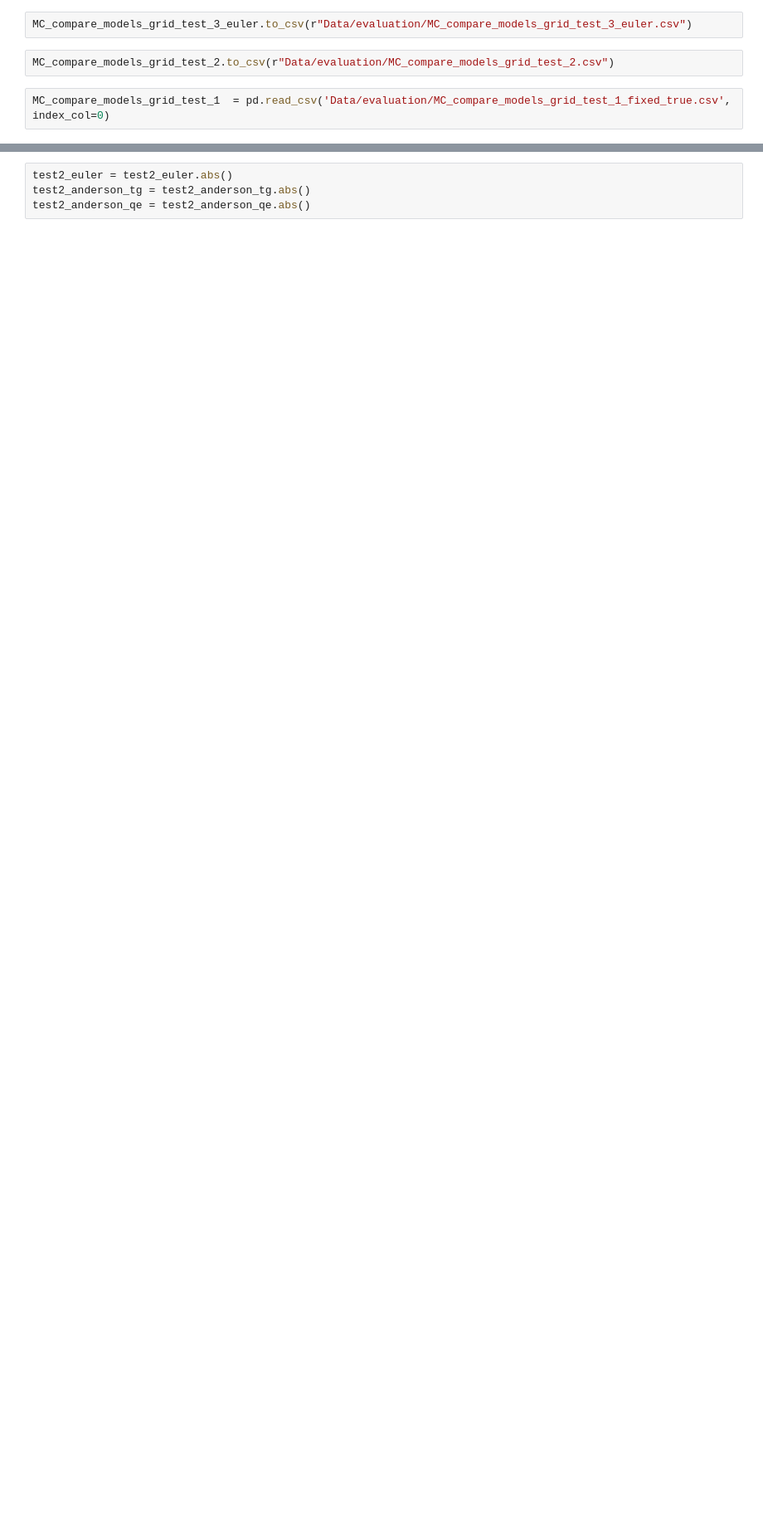
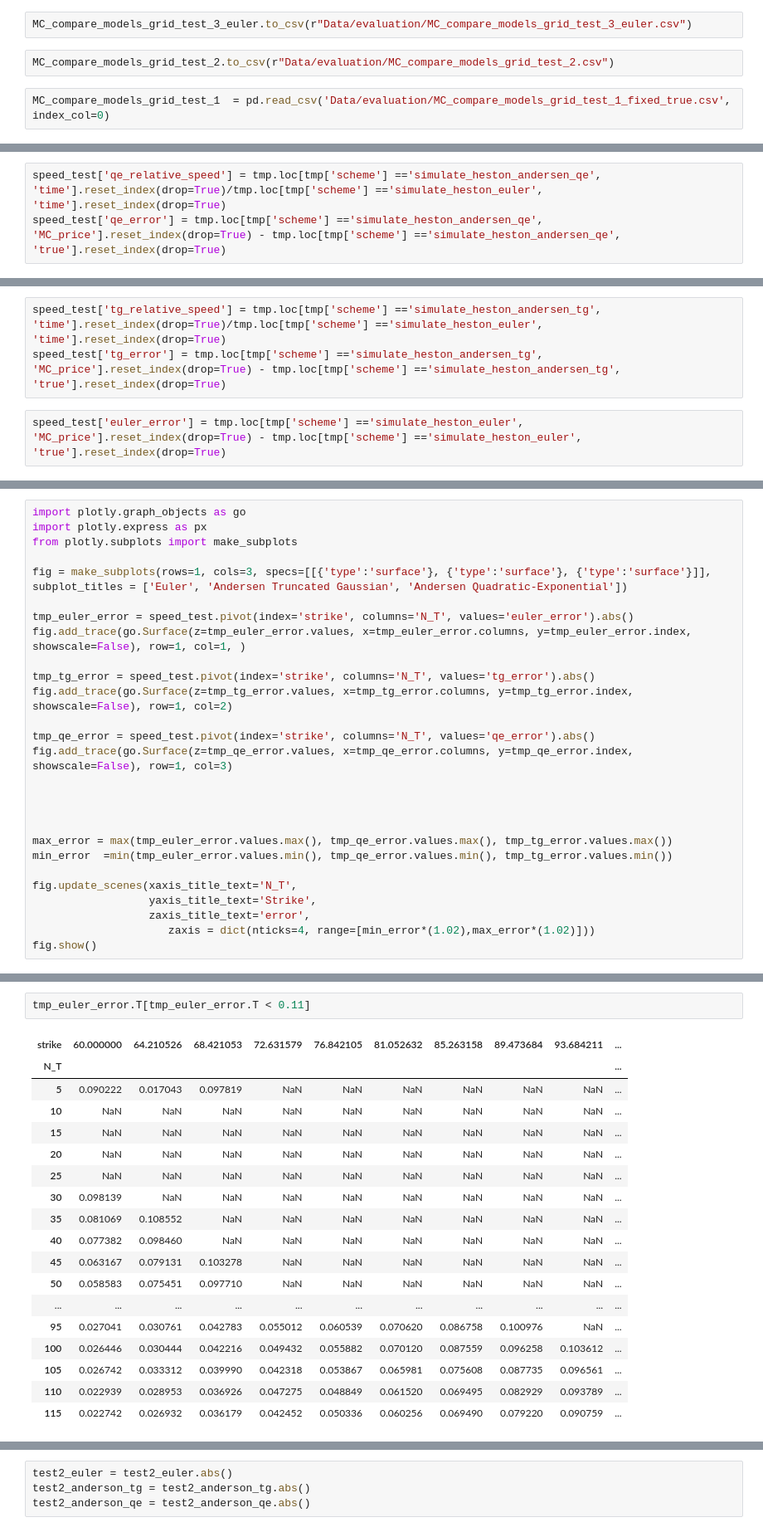
Before and after one commit to ArtemySazonov/Stochastic-Volatility-Models, a Jupyter notebook: Code/run_grid_cupy.ipynb, the cells around one changed output, grey strips where cells are left out. Shown at 83% size. Saved outputs shown, nothing was run; the diff lists cells and outputs as text; blank space fills up the shorter version.

```diff
--- a/Code/run_grid_cupy.ipynb
+++ b/Code/run_grid_cupy.ipynb
@@ -152,0 +212,3 @@ MC_compare_models_grid_test_1
+# %%
+speed_test['qe_relative_speed'] = tmp.loc[tmp['scheme'] =='simulate_heston_andersen_qe', 'time'].reset_index(drop=True)/tmp.loc[tmp['scheme'] =='simulate_heston_euler', 'time'].reset_index(drop=True)
+speed_test['qe_error'] = tmp.loc[tmp['scheme'] =='simulate_heston_andersen_qe', 'MC_price'].reset_index(drop=True) - tmp.loc[tmp['scheme'] =='simulate_heston_andersen_qe', 'true'].reset_index(drop=True)
@@ -152,0 +230,5 @@ MC_compare_models_grid_test_1
+# %%
+speed_test['tg_relative_speed'] = tmp.loc[tmp['scheme'] =='simulate_heston_andersen_tg', 'time'].reset_index(drop=True)/tmp.loc[tmp['scheme'] =='simulate_heston_euler', 'time'].reset_index(drop=True)
+speed_test['tg_error'] = tmp.loc[tmp['scheme'] =='simulate_heston_andersen_tg', 'MC_price'].reset_index(drop=True) - tmp.loc[tmp['scheme'] =='simulate_heston_andersen_tg', 'true'].reset_index(drop=True)
+# %%
+speed_test['euler_error'] = tmp.loc[tmp['scheme'] =='simulate_heston_euler', 'MC_price'].reset_index(drop=True) - tmp.loc[tmp['scheme'] =='simulate_heston_euler', 'true'].reset_index(drop=True)
@@ -152,0 +257,27 @@ MC_compare_models_grid_test_1
+# %%
+import plotly.graph_objects as go
+import plotly.express as px
+from plotly.subplots import make_subplots
+
+fig = make_subplots(rows=1, cols=3, specs=[[{'type':'surface'}, {'type':'surface'}, {'type':'surface'}]], subplot_titles = ['Euler', 'Andersen Truncated Gaussian', 'Andersen Quadratic-Exponential'])
+
+tmp_euler_error = speed_test.pivot(index='strike', columns='N_T', values='euler_error').abs()
+fig.add_trace(go.Surface(z=tmp_euler_error.values, x=tmp_euler_error.columns, y=tmp_euler_error.index, showscale=False), row=1, col=1, )
+
+tmp_tg_error = speed_test.pivot(index='strike', columns='N_T', values='tg_error').abs()
+fig.add_trace(go.Surface(z=tmp_tg_error.values, x=tmp_tg_error.columns, y=tmp_tg_error.index, showscale=False), row=1, col=2)
+
+tmp_qe_error = speed_test.pivot(index='strike', columns='N_T', values='qe_error').abs()
+fig.add_trace(go.Surface(z=tmp_qe_error.values, x=tmp_qe_error.columns, y=tmp_qe_error.index, showscale=False), row=1, col=3)
+
+
+
+
+max_error = max(tmp_euler_error.values.max(), tmp_qe_error.values.max(), tmp_tg_error.values.max())
+min_error  =min(tmp_euler_error.values.min(), tmp_qe_error.values.min(), tmp_tg_error.values.min())
+
+fig.update_scenes(xaxis_title_text='N_T',
+                  yaxis_title_text='Strike',
+                  zaxis_title_text='error',
+                     zaxis = dict(nticks=4, range=[min_error*(1.02),max_error*(1.02)]))
+fig.show()
@@ -152,0 +312,21 @@ MC_compare_models_grid_test_1
+# %%
+tmp_euler_error.T[tmp_euler_error.T < 0.11]
+# %% [output]
+| strike | 60.000000 | 64.210526 | 68.421053 | 72.631579 | 76.842105 | 81.052632 | 85.263158 | 89.473684 | 93.684211 | ... |
+| N_T |  |  |  |  |  |  |  |  |  | ... |
+| 5 | 0.090222 | 0.017043 | 0.097819 | NaN | NaN | NaN | NaN | NaN | NaN | ... |
+| 10 | NaN | NaN | NaN | NaN | NaN | NaN | NaN | NaN | NaN | ... |
+| 15 | NaN | NaN | NaN | NaN | NaN | NaN | NaN | NaN | NaN | ... |
+| 20 | NaN | NaN | NaN | NaN | NaN | NaN | NaN | NaN | NaN | ... |
+| 25 | NaN | NaN | NaN | NaN | NaN | NaN | NaN | NaN | NaN | ... |
+| 30 | 0.098139 | NaN | NaN | NaN | NaN | NaN | NaN | NaN | NaN | ... |
+| 35 | 0.081069 | 0.108552 | NaN | NaN | NaN | NaN | NaN | NaN | NaN | ... |
+| 40 | 0.077382 | 0.098460 | NaN | NaN | NaN | NaN | NaN | NaN | NaN | ... |
+| 45 | 0.063167 | 0.079131 | 0.103278 | NaN | NaN | NaN | NaN | NaN | NaN | ... |
+| 50 | 0.058583 | 0.075451 | 0.097710 | NaN | NaN | NaN | NaN | NaN | NaN | ... |
+| ... | ... | ... | ... | ... | ... | ... | ... | ... | ... | ... |
+| 95 | 0.027041 | 0.030761 | 0.042783 | 0.055012 | 0.060539 | 0.070620 | 0.086758 | 0.100976 | NaN | ... |
+| 100 | 0.026446 | 0.030444 | 0.042216 | 0.049432 | 0.055882 | 0.070120 | 0.087559 | 0.096258 | 0.103612 | ... |
+| 105 | 0.026742 | 0.033312 | 0.039990 | 0.042318 | 0.053867 | 0.065981 | 0.075608 | 0.087735 | 0.096561 | ... |
+| 110 | 0.022939 | 0.028953 | 0.036926 | 0.047275 | 0.048849 | 0.061520 | 0.069495 | 0.082929 | 0.093789 | ... |
+| 115 | 0.022742 | 0.026932 | 0.036179 | 0.042452 | 0.050336 | 0.060256 | 0.069490 | 0.079220 | 0.090759 | ... |
```
Also changed, not shown: parts of 31 cells of this notebook, 4 other files.
